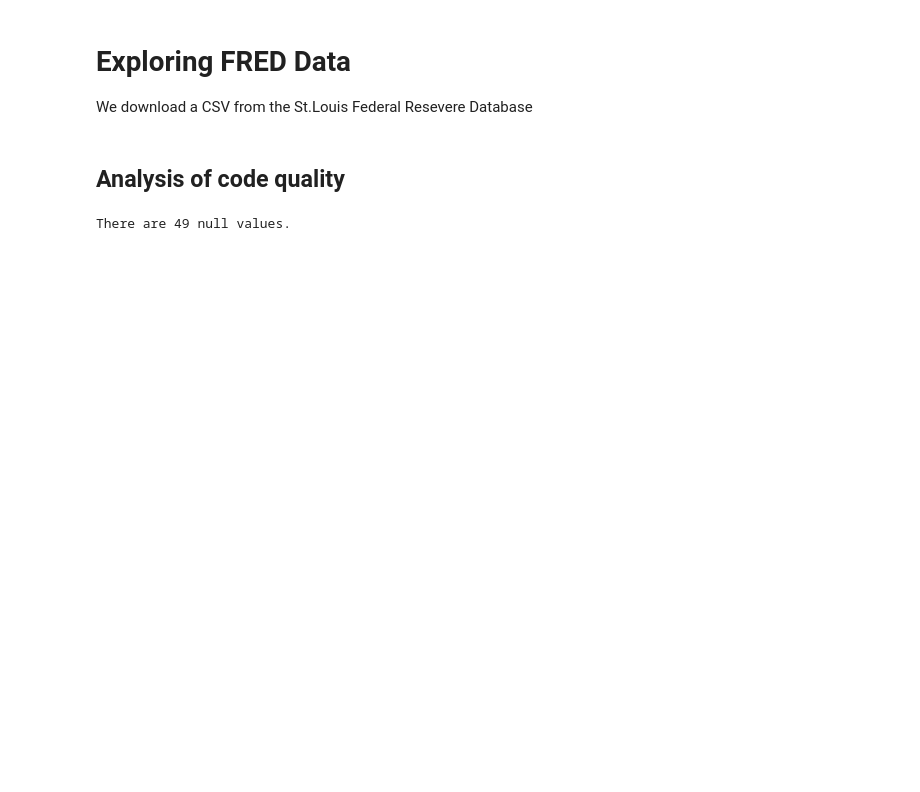
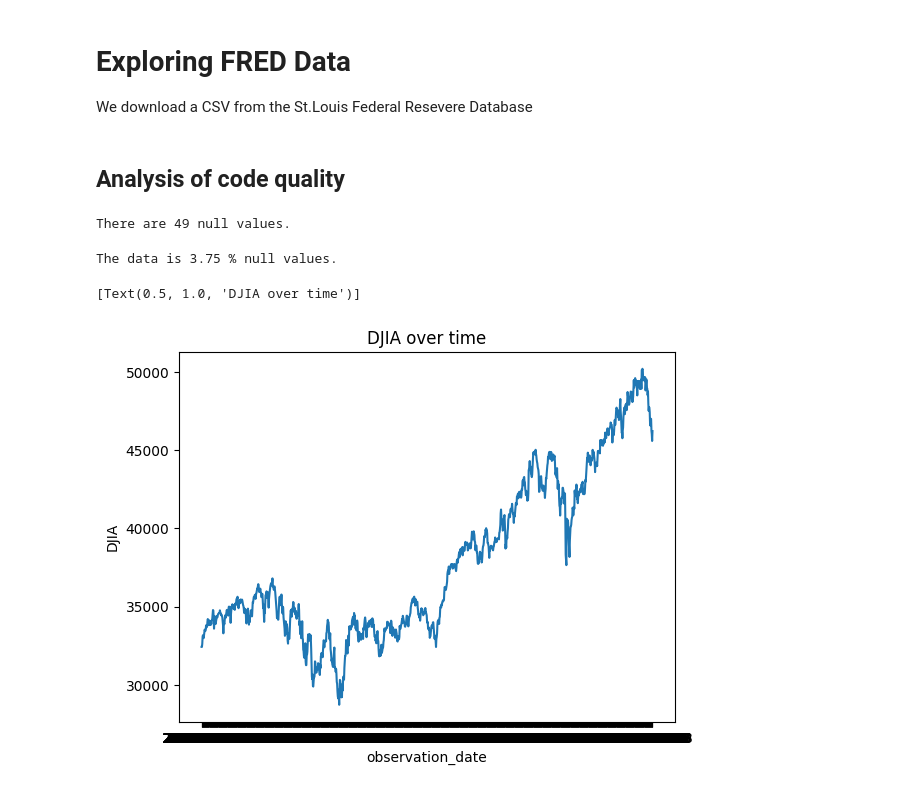
Before and after one commit to bigbirdjones/laguardia_data_analytics, a Jupyter notebook: DowJonesAnalysis.ipynb, the cells around one changed output. Drawn from its saved outputs; the diff is of its cells as text; code cells hidden in the pictures; blank space fills up the shorter version.

Commit message:
Added Visualization

```diff
--- a/DowJonesAnalysis.ipynb
+++ b/DowJonesAnalysis.ipynb
@@ -17,3 +17,21 @@ number_of_nulls = df.isnull().sum().sum()
 print("There are " + str(number_of_nulls) + " null values.")
 # %% [output]
 There are 49 null values.
+# %%
+num_rows = len(df)
+null_ratio = number_of_nulls / num_rows
+
+#We can use F-strings to format our strings with automatic concatination.
+print(f"The data is {null_ratio * 100:.2f} % null values.")
+# %% [output]
+The data is 3.75 % null values.
+# %%
+import seaborn as sns
+
+ax = sns.lineplot(df, x = "observation_date", y = "DJIA")
+ax.set(
+      title = "DJIA over time"
+)
+# %% [output]
+[Text(0.5, 1.0, 'DJIA over time')]
+[figure, added]
```
